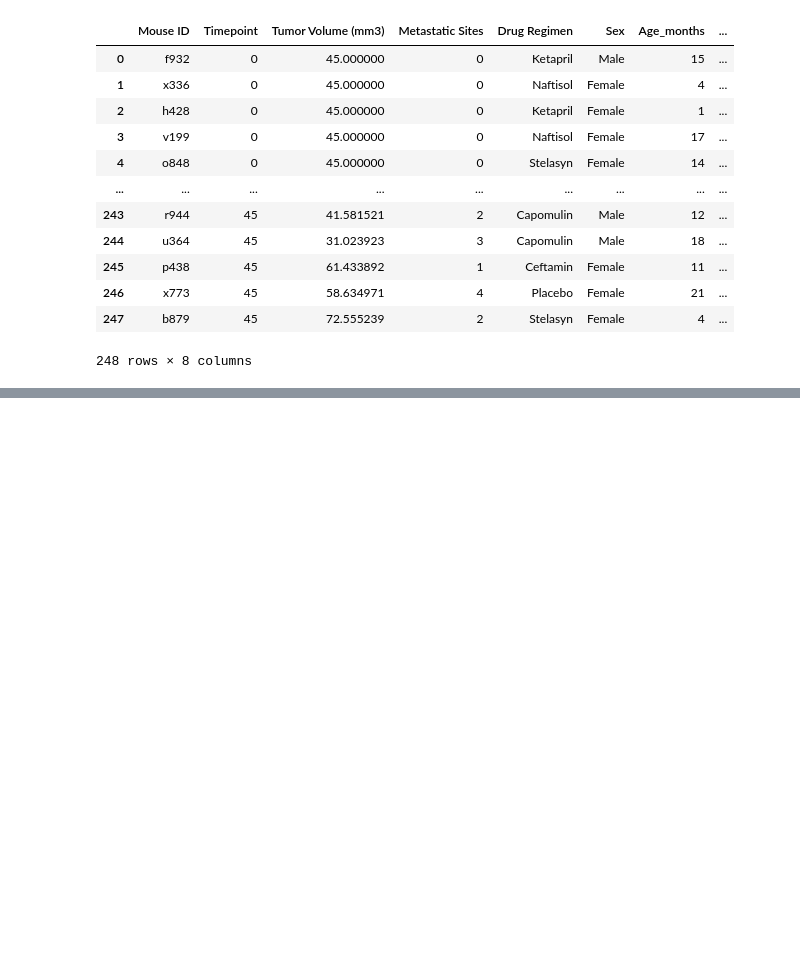
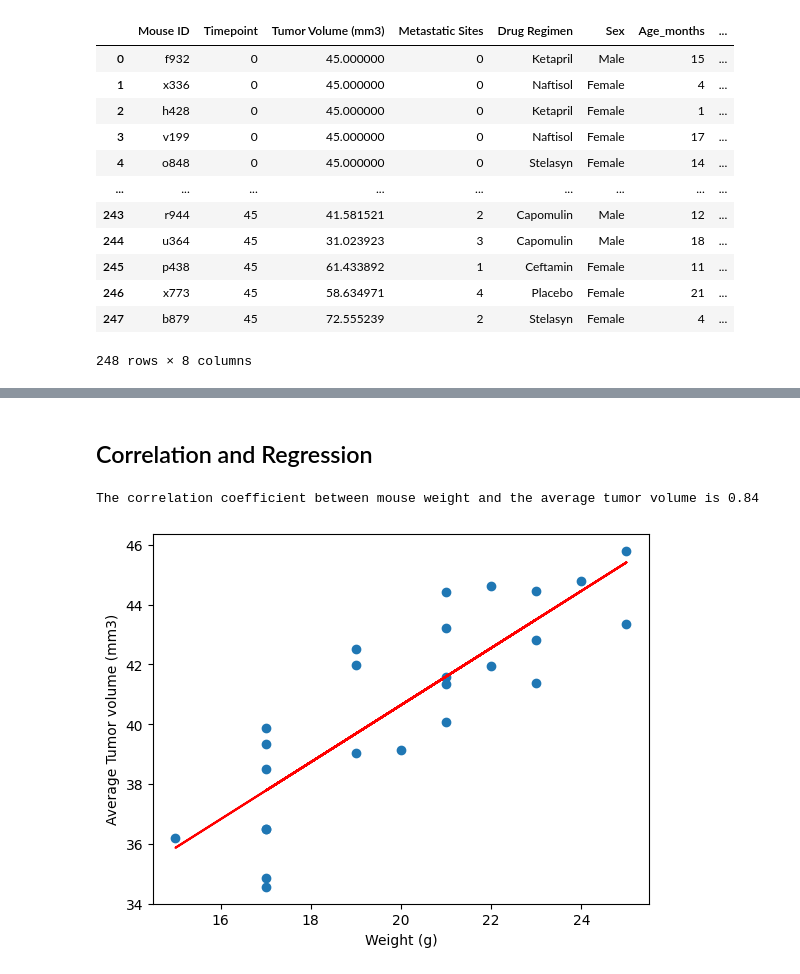
Before and after one commit to AshleyJubilee/matplotlib-challenge, a Jupyter notebook: pymaceuticals.ipynb, the cells around one changed output, grey strips where cells are left out. Drawn from its saved outputs; the diff is of its cells as text; code cells hidden in the pictures; blank space fills up the shorter version.

```diff
--- a/pymaceuticals.ipynb
+++ b/pymaceuticals.ipynb
@@ -167,0 +233,17 @@ lastTimeClean
+# %% [markdown]
+## Correlation and Regression
+# %%
+# Calculates linear regression model, f prints correlation coefficient, and adds fit to scatter
+slope, inter, r, p, se = st.linregress(xScatter, yScatter)
+fit = slope * xScatter + inter
+
+print(f"The correlation coefficient between mouse weight and the average tumor volume is {round(r, 2)}")
+
+plt.scatter(xScatter, yScatter)
+plt.plot(xScatter, fit, color="red")
+plt.xlabel("Weight (g)")
+plt.ylabel("Average Tumor volume (mm3)")
+plt.show()
+# %% [output]
+The correlation coefficient between mouse weight and the average tumor volume is 0.84
+[figure, added]
```
Also changed, not shown: parts of 5 cells of this notebook.
